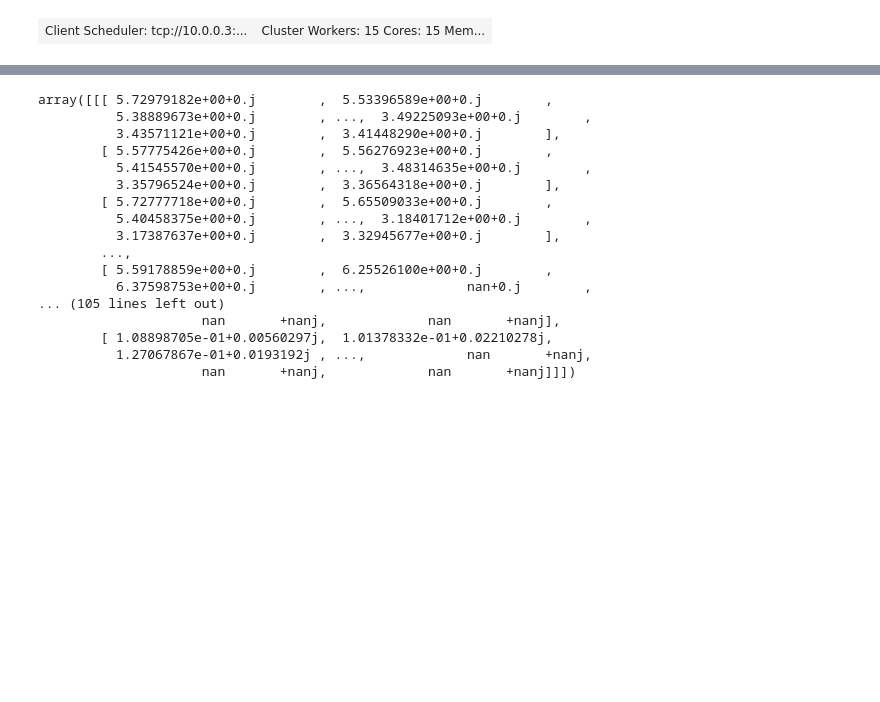
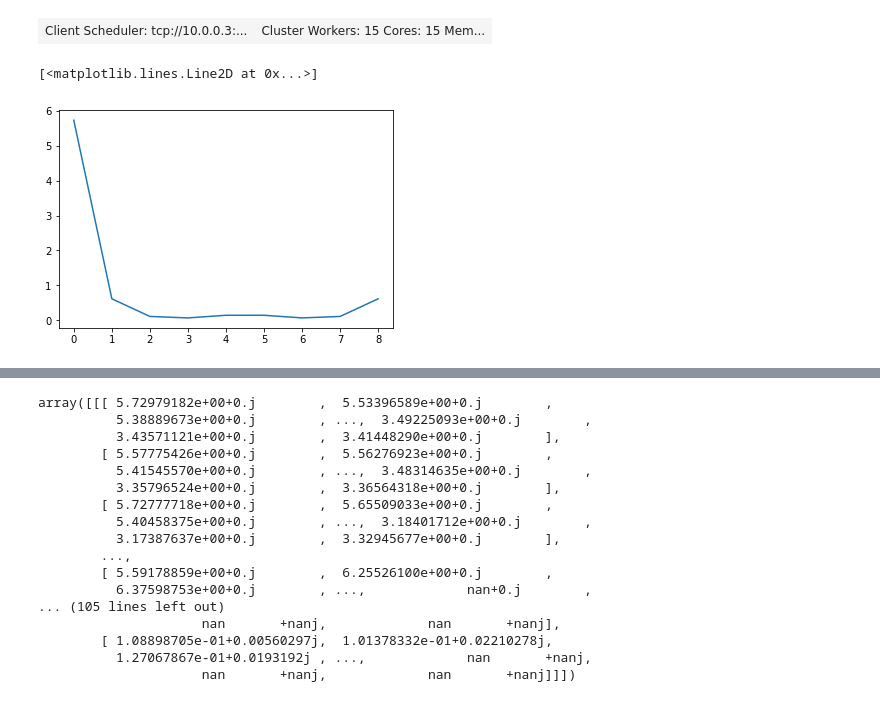
Before and after one commit to CONABIO/antares3-sandbox, a Jupyter notebook: notebooks/time_series_computation_xarray/time_series_computation_xarray_4.ipynb, the cells around one changed output, grey strips where cells are left out. Cells and saved outputs as stored; diff of their text form; code cells hidden in the pictures; blank space fills up the shorter version.

```diff
--- a/notebooks/time_series_computation_xarray/time_series_computation_xarray_4.ipynb
+++ b/notebooks/time_series_computation_xarray/time_series_computation_xarray_4.ipynb
@@ -248,5 +248,8 @@ fft_ts_datarray = fft_ts_1.compute()
 # %%
 import matplotlib.pyplot as plt
 # %%
-plt.plot(fft_ts_datarray[:,0,0])
+plt.plot(abs(fft_ts_datarray[:,0,0]))
+# %% [output]
+[<matplotlib.lines.Line2D at 0x...>]
+[figure, added]
 # %%
```
Also changed, not shown: parts of 37 cells of this notebook.
